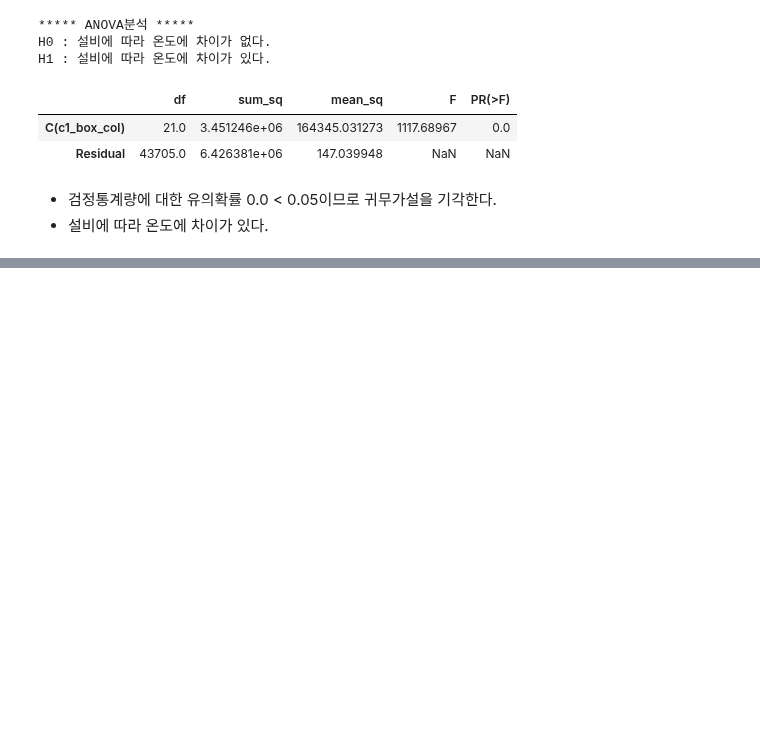
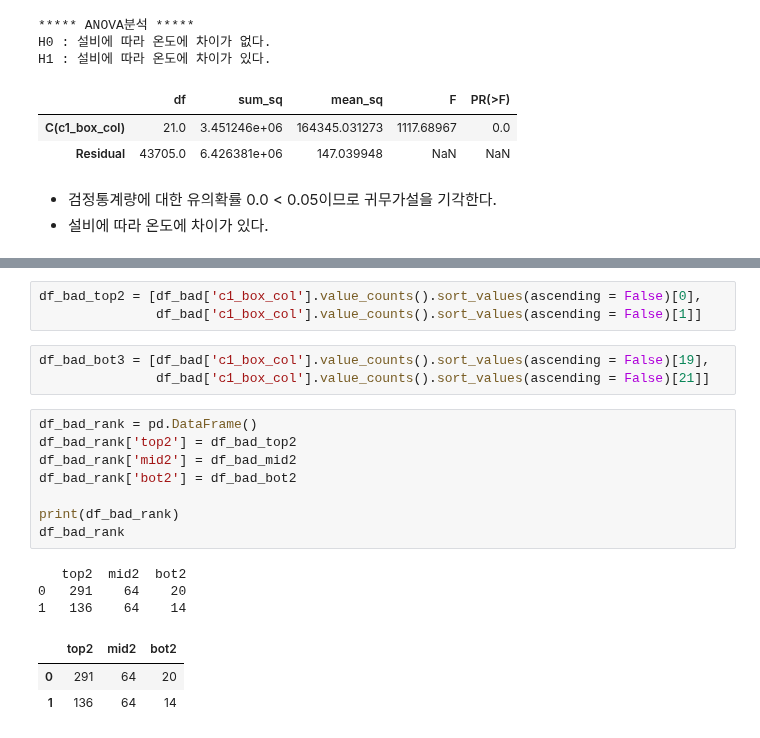
Before and after one commit to mjiii25/posco-academy, a Jupyter notebook: Big-Data/Battery-Project/hypothesis-test.ipynb, the cells around one changed output, grey strips where cells are left out. Drawn from its saved outputs; the diff is of its cells as text; blank space fills up the shorter version.

```diff
--- a/Big-Data/Battery-Project/hypothesis-test.ipynb
+++ b/Big-Data/Battery-Project/hypothesis-test.ipynb
@@ -265,0 +357,21 @@ H1 : 설비에 따라 온도에 차이가 있다.
+# %%
+df_bad_top2 = [df_bad['c1_box_col'].value_counts().sort_values(ascending = False)[0],
+               df_bad['c1_box_col'].value_counts().sort_values(ascending = False)[1]]
+# %%
+df_bad_bot3 = [df_bad['c1_box_col'].value_counts().sort_values(ascending = False)[19],
+               df_bad['c1_box_col'].value_counts().sort_values(ascending = False)[21]]
+# %%
+df_bad_rank = pd.DataFrame()
+df_bad_rank['top2'] = df_bad_top2
+df_bad_rank['mid2'] = df_bad_mid2
+df_bad_rank['bot2'] = df_bad_bot2
+
+print(df_bad_rank)
+df_bad_rank
+# %% [output]
+   top2  mid2  bot2
+0   291    64    20
+1   136    64    14
+|  | top2 | mid2 | bot2 |
+| 0 | 291 | 64 | 20 |
+| 1 | 136 | 64 | 14 |
```
Also changed, not shown: parts of 20 cells of this notebook.
